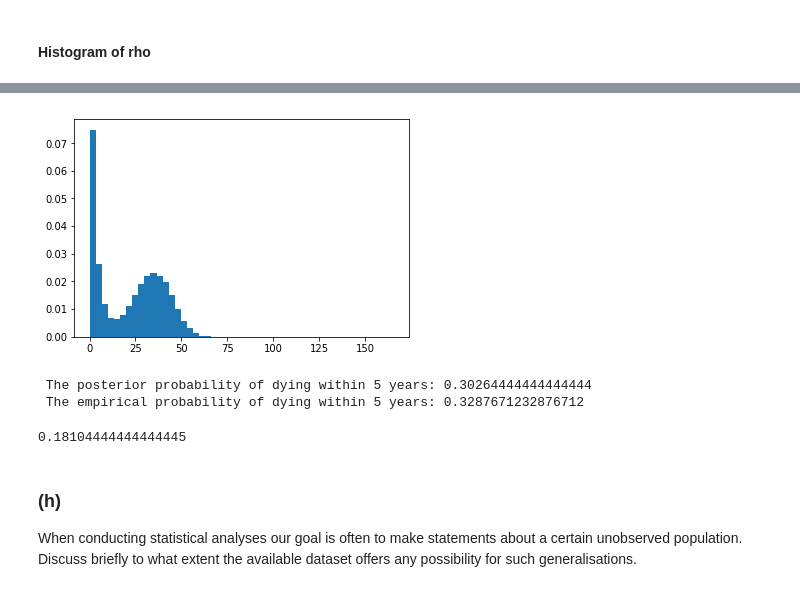
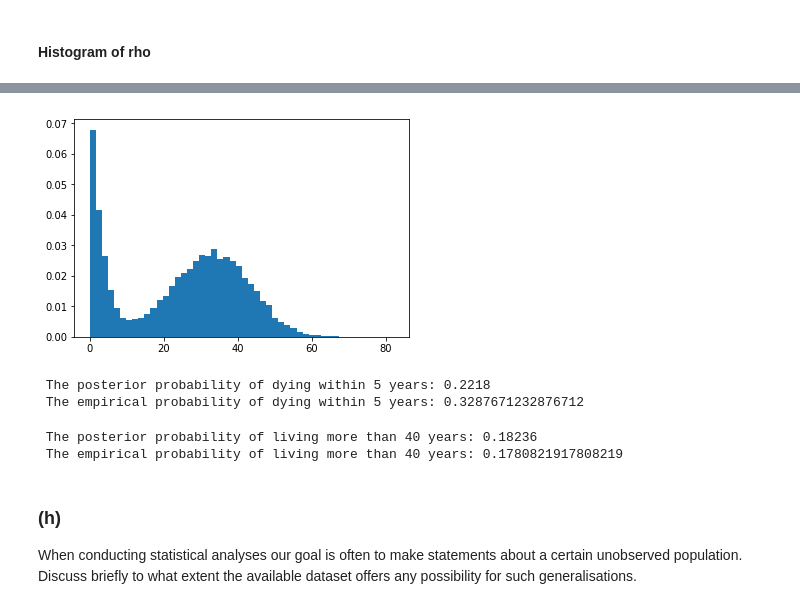
Before and after one commit to simeneide/phd-notes, a Jupyter notebook: stk4021/oblig.ipynb, the cells around one changed output, grey strips where cells are left out. Drawn from its saved outputs; the diff is of its cells as text; code cells hidden in the pictures.

```diff
--- a/stk4021/oblig.ipynb
+++ b/stk4021/oblig.ipynb
@@ -208,12 +208,12 @@ briefly.
 from scipy.stats.distributions import gamma, uniform, beta
 # %%
 ### get beta distr with correct alpha and beta
-p0 = np.array([2,2]) #initial cond.
-f = lambda p: (beta.mean(p[0], p[1])- 0.2)**2 + (beta.var(p[0], p[1]) - 0.042)**2
-opt = minimize(f, p0)
+p0 = np.array([2,5]) #initial cond.
+f = lambda p: (beta.mean(p[0], p[1])- 0.2)**2 + (beta.var(p[0], p[1]) - 0.04**2)**2
+opt = minimize(f, p0, tol = 1e-10, method='nelder-mead')
 p = opt.x
 print("ESTIMATE:")
 print("alpha: {}, beta: {}".format(p[0],p[1]) )
-print("gives mean {} and variance {}".format(beta.mean(p[0], p[1]), beta.var(p[0], p[1])))
+print("gives mean {} and variance {}^2.".format(beta.mean(p[0], p[1]), np.sqrt(beta.var(p[0], p[1]))))
 # %% [output]
 ESTIMATE:
@@ -307,36 +324,39 @@ f"E[rho | data, prior] = {np.round(np.mean(theta[int(n/2):,4]),4)}"
 # %%
 # Sample from posterior
-post_samples = theta[5000:]
+# burnout half of trajectories:
+post_samples = theta[int(n/2):]
 n = post_samples.shape[0]
 a1_ = post_samples[:,0]
 b1_ = post_samples[:,1]
 a2_ = post_samples[:,2]
 b2_ = post_samples[:,3]
 rho_ = post_samples[:,4]
 
 def sample_one_post_predictive():
     u = np.random.uniform(0,1,size = n)
     u2 = np.random.uniform(0,1,size = n)
     post_pred = weib_invcdf(u,a1_,b1_)*(u2 < rho_) + (1-(u2 < rho_))*weib_invcdf(u,a2_,b2_)
     return post_pred
 
 post_pred = sample_one_post_predictive()
 _ = plt.hist(post_pred, bins = 50, density =True)
 # %% [output]
-[figure, old version]
+[figure, new version]
 # %%
 # prob dying within 5 years:
 post_pred = sample_one_post_predictive()
 print(f" The posterior probability of dying within 5 years: {np.mean(post_pred <=5)}")
 print(f" The empirical probability of dying within 5 years: {np.mean(y <=5)}")
 # %% [output]
- The posterior probability of dying within 5 years: 0.30264444444444444
+ The posterior probability of dying within 5 years: 0.2218
  The empirical probability of dying within 5 years: 0.3287671232876712
-# %%
-# prob dying within 5 years:
-np.mean(post_pred >=40)
-# %% [output]
-0.18104444444444445
+# %%
+# prob dying within 5 years:
+print(f" The posterior probability of living more than 40 years: {np.mean(post_pred >=40)}")
+print(f" The empirical probability of living more than 40 years: {np.mean(y >=40)}")
+# %% [output]
+ The posterior probability of living more than 40 years: 0.18236
+ The empirical probability of living more than 40 years: 0.1780821917808219
 # %% [markdown]
 ### (h)
 When conducting statistical analyses our goal is often to make statements
```
Also changed, not shown: parts of 10 cells of this notebook.
